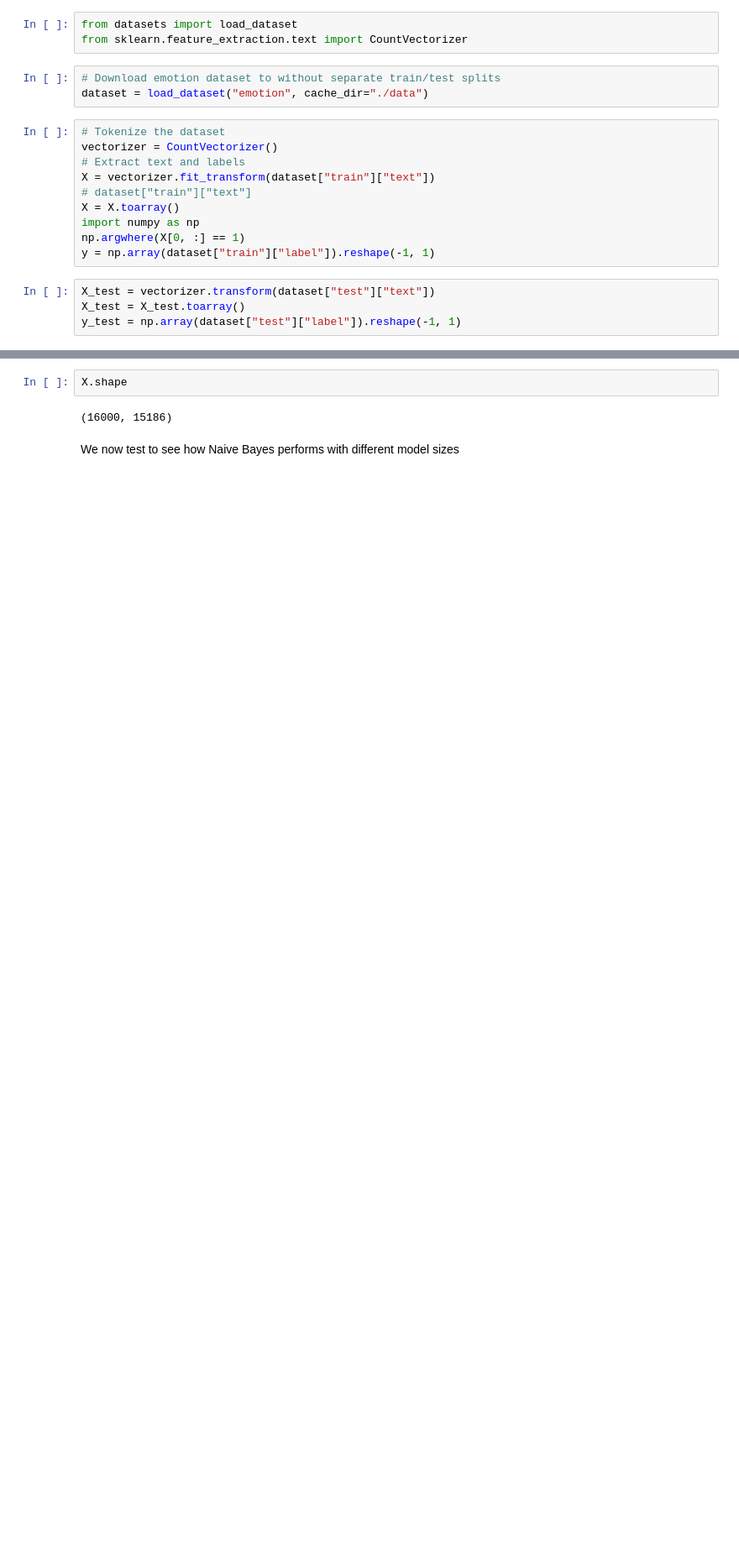
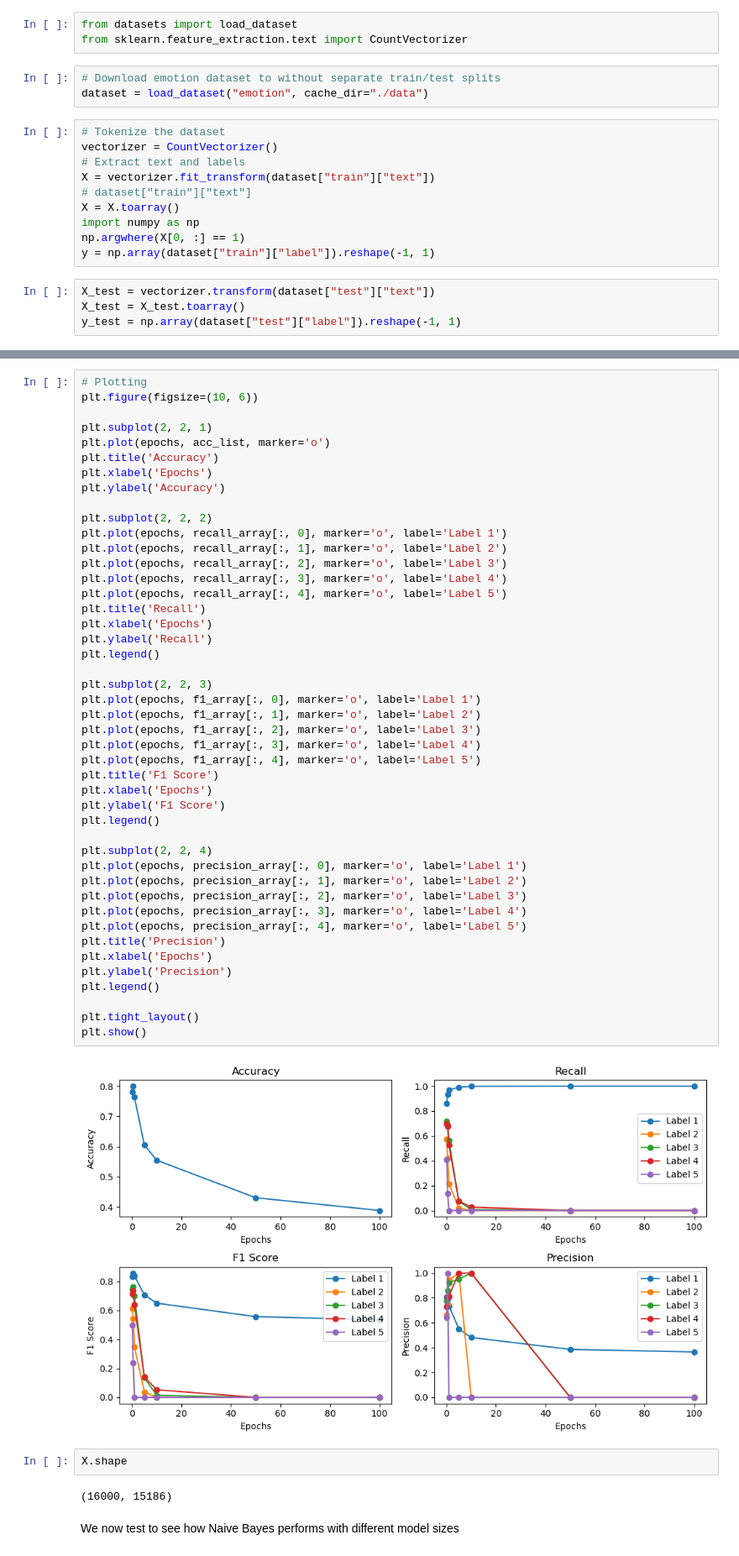
Before and after one commit to rsaif22/COMP-551, a Jupyter notebook: Assignment_3/naive_bayes.ipynb, the cells around one changed output, grey strips where cells are left out. Shown at 84% size. Drawn from its saved outputs; the diff is of its cells as text; blank space fills up the shorter version.

Commit message:
Updated plots
Updated plots and re-run the test

```diff
--- a/Assignment_3/naive_bayes.ipynb
+++ b/Assignment_3/naive_bayes.ipynb
@@ -123,3 +221,50 @@ for i in range(6):
+# %%
+# Plotting
+plt.figure(figsize=(10, 6))
+
+plt.subplot(2, 2, 1)
+plt.plot(epochs, acc_list, marker='o')
+plt.title('Accuracy')
+plt.xlabel('Epochs')
+plt.ylabel('Accuracy')
+
+plt.subplot(2, 2, 2)
+plt.plot(epochs, recall_array[:, 0], marker='o', label='Label 1')
+plt.plot(epochs, recall_array[:, 1], marker='o', label='Label 2')
+plt.plot(epochs, recall_array[:, 2], marker='o', label='Label 3')
+plt.plot(epochs, recall_array[:, 3], marker='o', label='Label 4')
+plt.plot(epochs, recall_array[:, 4], marker='o', label='Label 5')
+plt.title('Recall')
+plt.xlabel('Epochs')
+plt.ylabel('Recall')
+plt.legend()
+
+plt.subplot(2, 2, 3)
+plt.plot(epochs, f1_array[:, 0], marker='o', label='Label 1')
+plt.plot(epochs, f1_array[:, 1], marker='o', label='Label 2')
+plt.plot(epochs, f1_array[:, 2], marker='o', label='Label 3')
+plt.plot(epochs, f1_array[:, 3], marker='o', label='Label 4')
+plt.plot(epochs, f1_array[:, 4], marker='o', label='Label 5')
+plt.title('F1 Score')
+plt.xlabel('Epochs')
+plt.ylabel('F1 Score')
+plt.legend()
+
+plt.subplot(2, 2, 4)
+plt.plot(epochs, precision_array[:, 0], marker='o', label='Label 1')
+plt.plot(epochs, precision_array[:, 1], marker='o', label='Label 2')
+plt.plot(epochs, precision_array[:, 2], marker='o', label='Label 3')
+plt.plot(epochs, precision_array[:, 3], marker='o', label='Label 4')
+plt.plot(epochs, precision_array[:, 4], marker='o', label='Label 5')
+plt.title('Precision')
+plt.xlabel('Epochs')
+plt.ylabel('Precision')
+plt.legend()
+
+plt.tight_layout()
+plt.show()
+# %% [output]
+[figure, added]
 # %%
 X.shape
 # %% [output]
```
Also changed, not shown: parts of 10 cells of this notebook.
